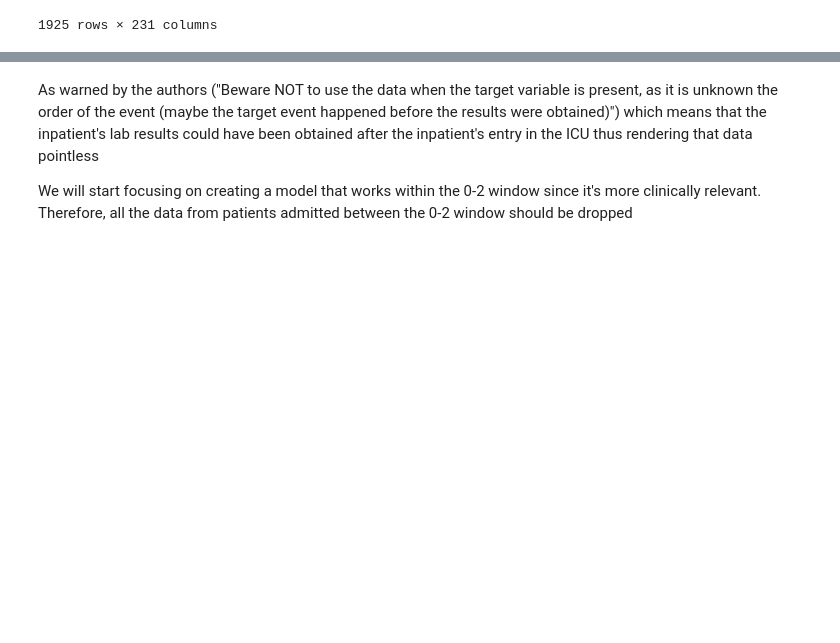
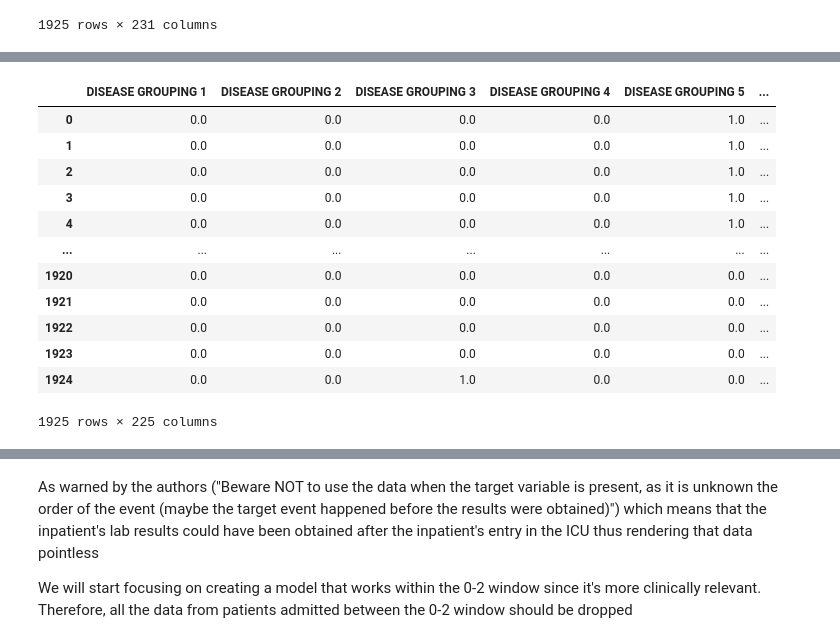
Before and after one commit to gthecrack/COVID-predictions, a Jupyter notebook: Untitled.ipynb, the cells around one changed output, grey strips where cells are left out. Cells and saved outputs as stored; diff of their text form; code cells hidden in the pictures; blank space fills up the shorter version.

```diff
--- a/Untitled.ipynb
+++ b/Untitled.ipynb
@@ -33,6 +33,7 @@ Input/UNCOVER COVID-19 Challenge\diagnosis-of-covid-19-and-its-clinical-spectrum
 # %%
 pd.set_option('display.max_columns', 240)
 pd.set_option('display.max_rows', 240)
-raw_data = pd.read_csv('Input/COVID-19 - Clinical Data to assess diagnosis/Kaggle_Sirio_Libanes_ICU_Prediction.csv', sep = ';')
+raw_data = pd.read_csv('Input/COVID-19 - Clinical Data to assess diagnosis/Kaggle_Sirio_Libanes_ICU_Prediction.csv', sep = ';', decimal='.')
+print(raw_data.shape)
 raw_data.head()
 # %% [output]
@@ -239,3 +250,6 @@ raw_data.sort_values(by=['PATIENT_VISIT_IDENTIFIER', 'WINDOW'])
 | 1923 | 384 | 0 | 50 | 1 | 0.0 | 0.0 | ... |
 | 1924 | 384 | 0 | 50 | 1 | 0.0 | 0.0 | ... |
 1925 rows × 231 columns
+# %%
+raw_data_change = raw_data.iloc[:,4:229]
+raw_data_change.head()
@@ -241,0 +263,18 @@ raw_data.sort_values(by=['PATIENT_VISIT_IDENTIFIER', 'WINDOW'])
+# %%
+modData = raw_data_change.apply(lambda col: col.apply(lambda x : float(str(x).replace(",","."))))
+# %%
+modData
+# %% [output]
+|  | DISEASE GROUPING 1 | DISEASE GROUPING 2 | DISEASE GROUPING 3 | DISEASE GROUPING 4 | DISEASE GROUPING 5 | ... |
+| 0 | 0.0 | 0.0 | 0.0 | 0.0 | 1.0 | ... |
+| 1 | 0.0 | 0.0 | 0.0 | 0.0 | 1.0 | ... |
+| 2 | 0.0 | 0.0 | 0.0 | 0.0 | 1.0 | ... |
+| 3 | 0.0 | 0.0 | 0.0 | 0.0 | 1.0 | ... |
+| 4 | 0.0 | 0.0 | 0.0 | 0.0 | 1.0 | ... |
+| ... | ... | ... | ... | ... | ... | ... |
+| 1920 | 0.0 | 0.0 | 0.0 | 0.0 | 0.0 | ... |
+| 1921 | 0.0 | 0.0 | 0.0 | 0.0 | 0.0 | ... |
+| 1922 | 0.0 | 0.0 | 0.0 | 0.0 | 0.0 | ... |
+| 1923 | 0.0 | 0.0 | 0.0 | 0.0 | 0.0 | ... |
+| 1924 | 0.0 | 0.0 | 1.0 | 0.0 | 0.0 | ... |
+1925 rows × 225 columns
```
Also changed, not shown: parts of 37 cells of this notebook.
